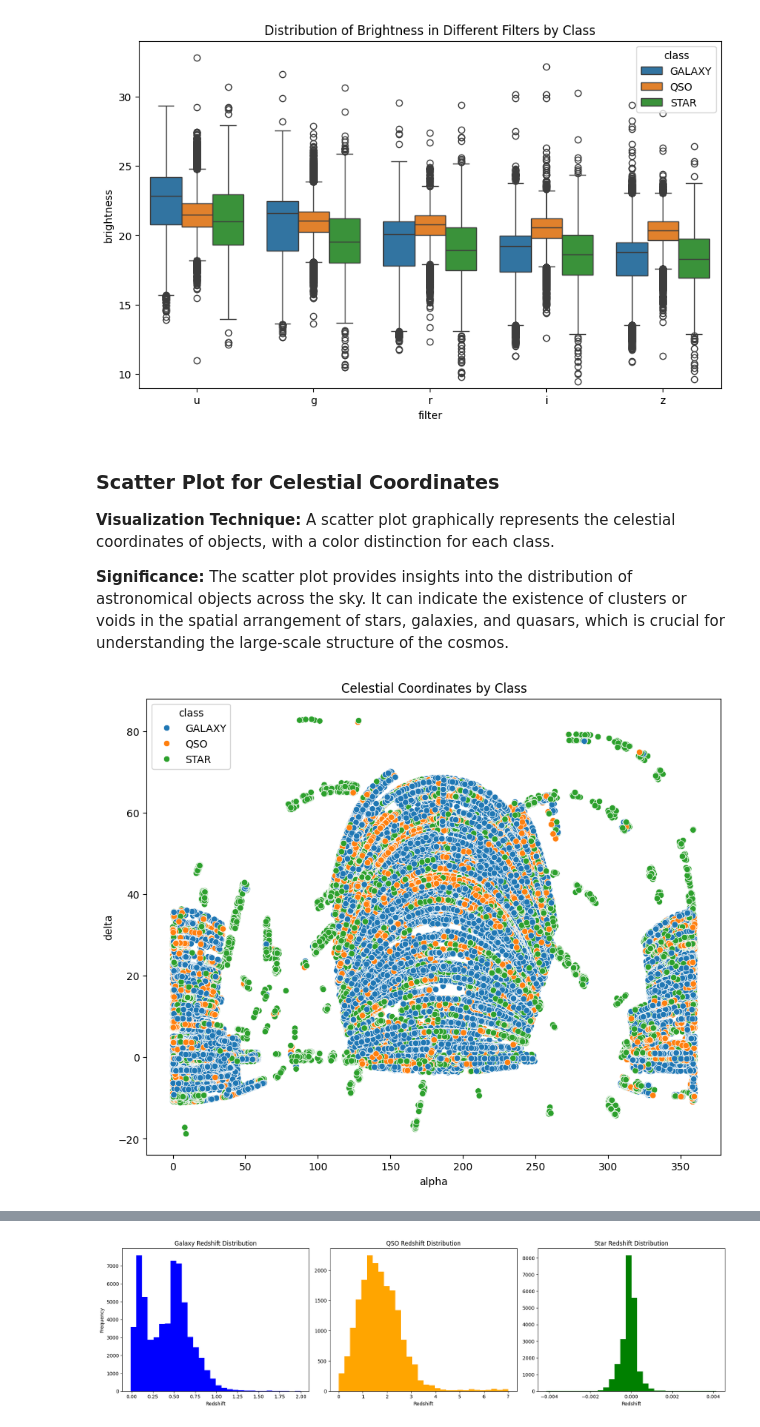
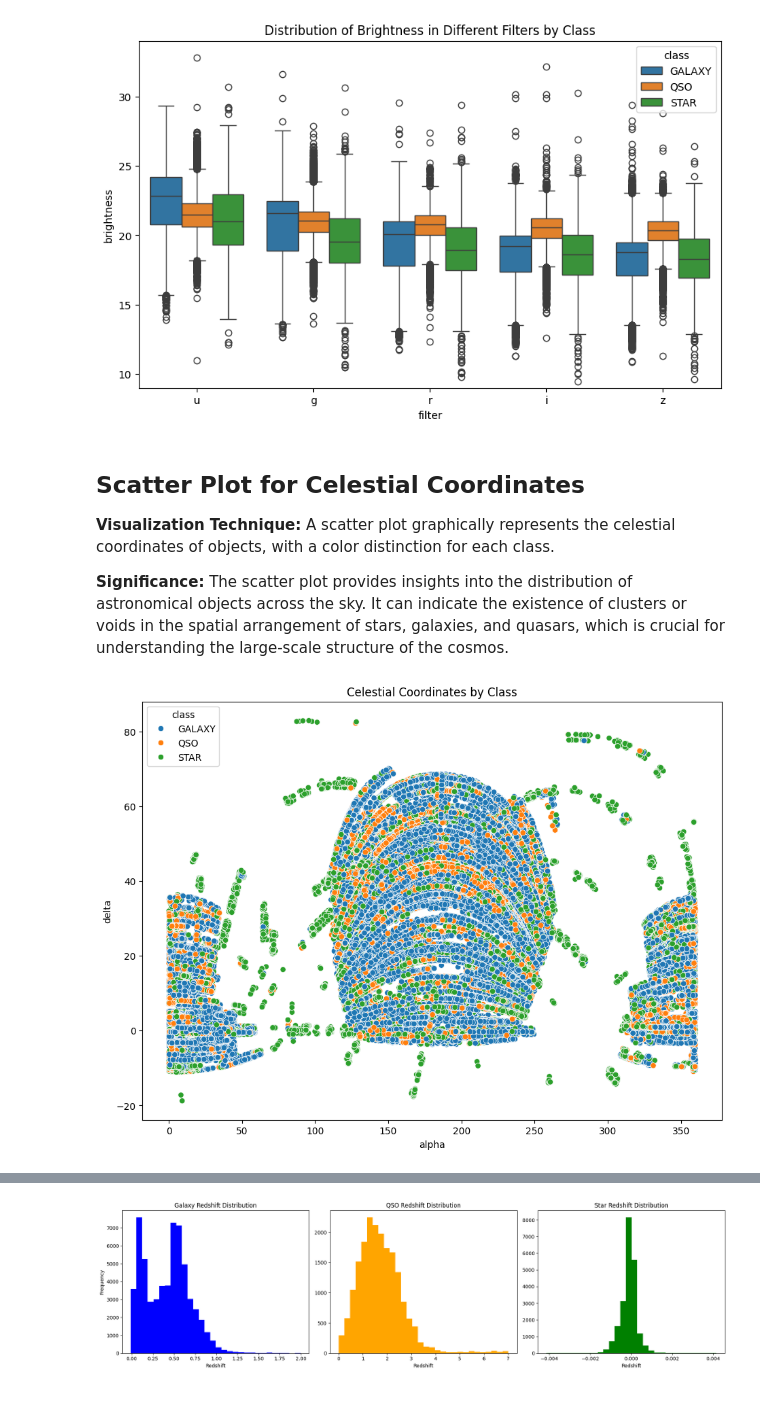
Before and after one commit to Antonello03/MachineLearning, a Jupyter notebook: Stellar_Classification_Project/model.ipynb, the cells around one changed output, grey strips where cells are left out. Saved outputs shown, nothing was run; the diff lists cells and outputs as text; code cells hidden in the pictures; blank space fills up the shorter version.

```diff
--- a/Stellar_Classification_Project/model.ipynb
+++ b/Stellar_Classification_Project/model.ipynb
@@ -155,31 +163,16 @@ plt.show()
 # %% [output]
 [figure]
 # %% [markdown]
-### Scatter Plot for Celestial Coordinates
+## Scatter Plot for Celestial Coordinates
 
 **Visualization Technique:** A scatter plot graphically represents the celestial coordinates of objects, with a color distinction for each class.
 
 **Significance:** The scatter plot provides insights into the distribution of astronomical objects across the sky. It can indicate the existence of clusters or voids in the spatial arrangement of stars, galaxies, and quasars, which is crucial for understanding the large-scale structure of the cosmos.
-# %%
-plt.figure(figsize=(10, 8))
-sns.scatterplot(x='alpha', y='delta', hue='class', data=df)
-plt.title('Celestial Coordinates by Class')
-plt.show()
-
-# Complicated one
-# alpha_rad = np.radians(df['alpha'])
-# delta_rad = np.radians(df['delta'])
-# alpha_rad = alpha_rad - np.pi
-# class_mapping = {'GALAXY': 1, 'STAR': 2, 'QSO': 3}
-# df['class_numeric'] = df['class'].map(class_mapping)
-# plt.figure(figsize=(10, 5))
-# ax = plt.subplot(111, projection='mollweide')
-# scatter = ax.scatter(alpha_rad, delta_rad, c=df['class_numeric'], cmap='viridis', s=10)
-# ax.set_title('Celestial Coordinates (Mollweide Projection)')
-# ax.set_xlabel('Right Ascension')
-# ax.set_ylabel('Declination')
-# ax.grid(True)
-# plt.show()
-# %% [output]
-[figure, removed]
+# %%
+plt.figure(figsize=(11, 8))
+sns.scatterplot(x='alpha', y='delta', hue='class', data=df)
+plt.title('Celestial Coordinates by Class')
+plt.show()
+# %% [output]
+[figure, added]
 # %% [markdown]
```
Also changed, not shown: parts of 65 cells of this notebook, 1 other file.
